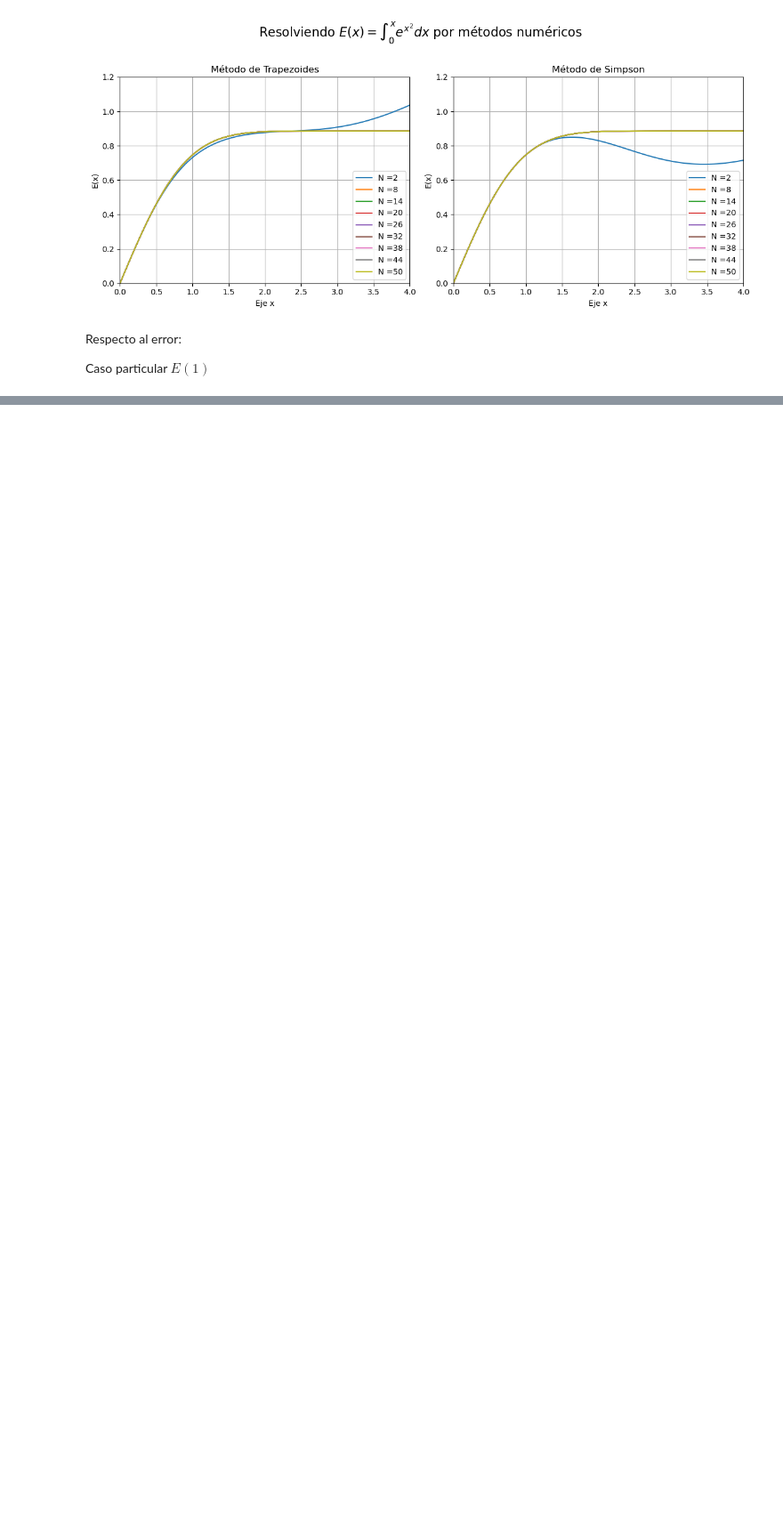
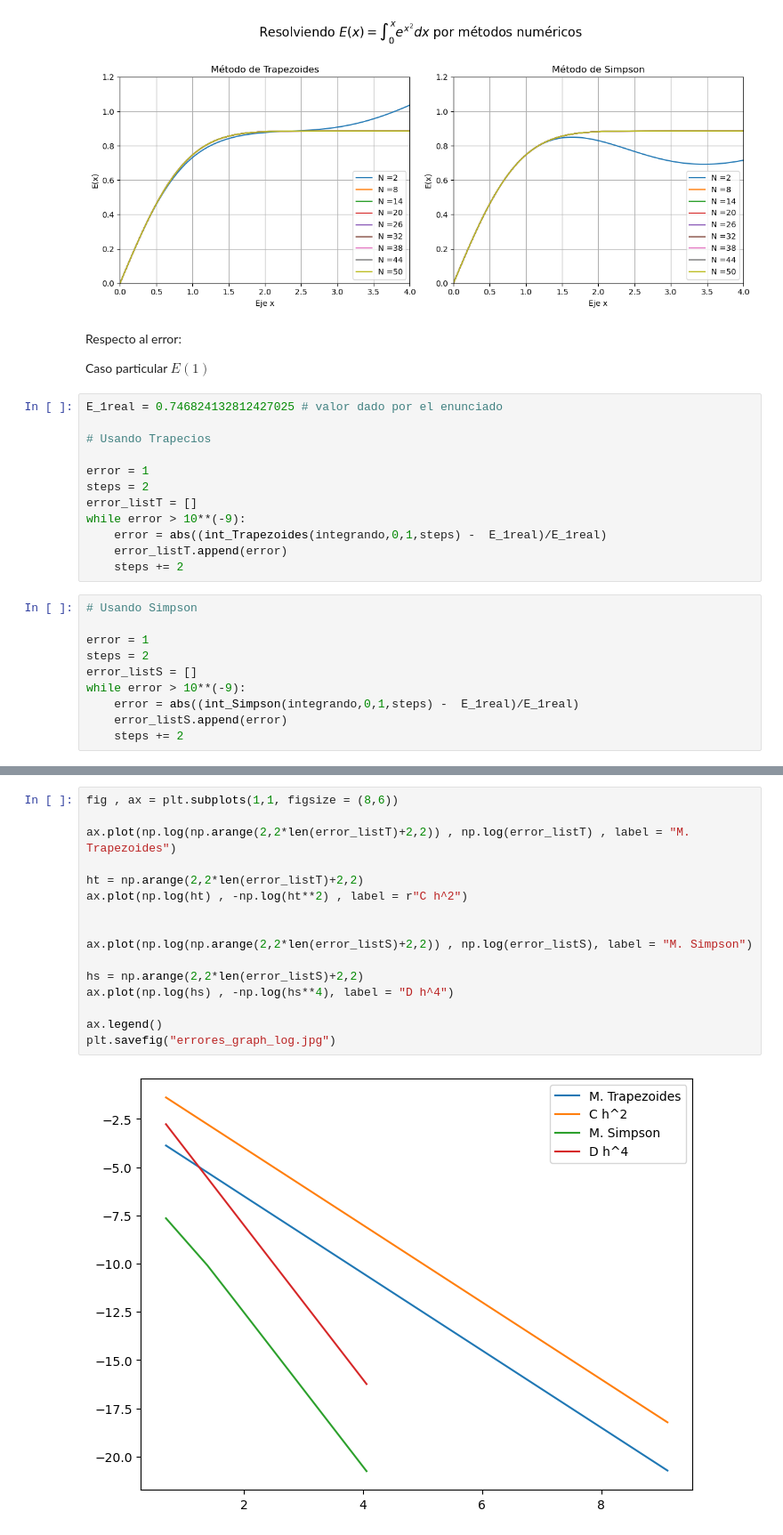
Before and after one commit to HernanBC/LabsComputacional, a Jupyter notebook: lab3/Integrals.ipynb, the cells around one changed output, grey strips where cells are left out. Shown: that part at 89% size. Saved outputs shown, nothing was run; the diff lists cells and outputs as text; blank space fills up the shorter version.

```diff
--- a/lab3/Integrals.ipynb
+++ b/lab3/Integrals.ipynb
@@ -311,3 +311,25 @@ plt.savefig("integrals.png") # Guardar la figura
 Respecto al error:
 
 Caso particular $ E(1)$
+# %%
+E_1real = 0.746824132812427025 # valor dado por el enunciado
+
+# Usando Trapecios
+
+error = 1
+steps = 2
+error_listT = []
+while error > 10**(-9):
+	error = abs((int_Trapezoides(integrando,0,1,steps) -  E_1real)/E_1real)
+	error_listT.append(error)
+	steps += 2
+# %%
+# Usando Simpson
+
+error = 1
+steps = 2
+error_listS = []
+while error > 10**(-9):
+	error = abs((int_Simpson(integrando,0,1,steps) -  E_1real)/E_1real)
+	error_listS.append(error)
+	steps += 2
@@ -313,0 +346,18 @@ Caso particular $ E(1)$
+# %%
+fig , ax = plt.subplots(1,1, figsize = (8,6))
+
+ax.plot(np.log(np.arange(2,2*len(error_listT)+2,2)) , np.log(error_listT) , label = "M. Trapezoides")
+
+ht = np.arange(2,2*len(error_listT)+2,2)
+ax.plot(np.log(ht) , -np.log(ht**2) , label = r"C h^2")
+
+
+ax.plot(np.log(np.arange(2,2*len(error_listS)+2,2)) , np.log(error_listS), label = "M. Simpson")
+
+hs = np.arange(2,2*len(error_listS)+2,2)
+ax.plot(np.log(hs) , -np.log(hs**4), label = "D h^4")
+
+ax.legend()
+plt.savefig("errores_graph_log.jpg")
+# %% [output]
+[figure, added]
```
Also changed, not shown: parts of 3 cells of this notebook, 3 other files.
